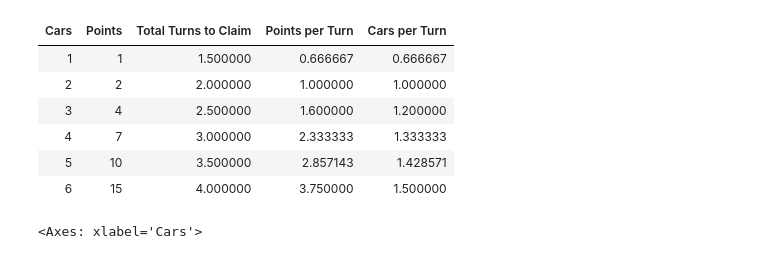
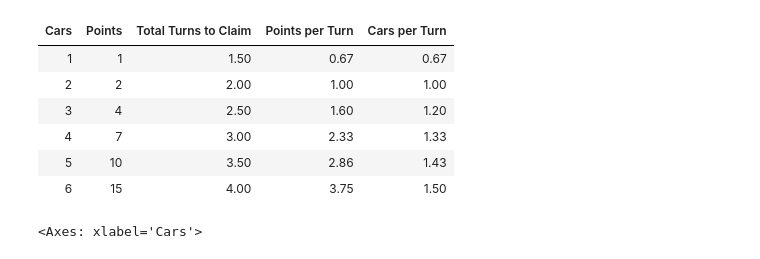
Before and after one commit to jbadlato/jbadlato.github.io, a Jupyter notebook: ticket-to-ride.ipynb, the cells around one changed output. Saved outputs shown, nothing was run; the diff lists cells and outputs as text; code cells hidden in the pictures.

```diff
--- a/ticket-to-ride.ipynb
+++ b/ticket-to-ride.ipynb
@@ -1,32 +1,33 @@
 # %%
 import pandas as pd
 import seaborn as sns
 pd.set_option('display.float_format', '{:.2f}'.format)
 
 CARS_PER_TURN = 2 # number of cards a player can pick up per turn
 ROUTE_LENGTHS = pd.DataFrame({
     "Cars": [1,2,3,4,5,6],
     "Points": [1,2,4,7,10,15]
 },
 index=[1,2,3,4,5,6]);
 ROUTE_LENGTHS["Total Turns to Claim"] = 1+ROUTE_LENGTHS.Cars/CARS_PER_TURN
 ROUTE_LENGTHS["Points per Turn"] = ROUTE_LENGTHS.Points/(1+ROUTE_LENGTHS.Cars/CARS_PER_TURN)
 ROUTE_LENGTHS["Cars per Turn"] = ROUTE_LENGTHS.Cars/(1+ROUTE_LENGTHS.Cars/CARS_PER_TURN)
 
 def set_style(styler):
     styler.background_gradient(cmap=sns.light_palette("seagreen", as_cmap=True), subset=["Points per Turn", "Cars per Turn"])
     styler.hide(axis=0) # Hides index column
+    styler.format(precision=2)
     return styler
 
 ROUTE_LENGTHS.style.pipe(set_style)
 # %% [output]
 | Cars | Points | Total Turns to Claim | Points per Turn | Cars per Turn |
-| 1 | 1 | 1.500000 | 0.666667 | 0.666667 |
-| 2 | 2 | 2.000000 | 1.000000 | 1.000000 |
-| 3 | 4 | 2.500000 | 1.600000 | 1.200000 |
-| 4 | 7 | 3.000000 | 2.333333 | 1.333333 |
-| 5 | 10 | 3.500000 | 2.857143 | 1.428571 |
-| 6 | 15 | 4.000000 | 3.750000 | 1.500000 |
+| 1 | 1 | 1.50 | 0.67 | 0.67 |
+| 2 | 2 | 2.00 | 1.00 | 1.00 |
+| 3 | 4 | 2.50 | 1.60 | 1.20 |
+| 4 | 7 | 3.00 | 2.33 | 1.33 |
+| 5 | 10 | 3.50 | 2.86 | 1.43 |
+| 6 | 15 | 4.00 | 3.75 | 1.50 |
 # %%
 ROUTE_LENGTHS.plot(x="Cars", y=["Points per Turn", "Cars per Turn"])
 # %% [output]
```
Also changed, not shown: parts of 1 cell of this notebook, 1 other file.
